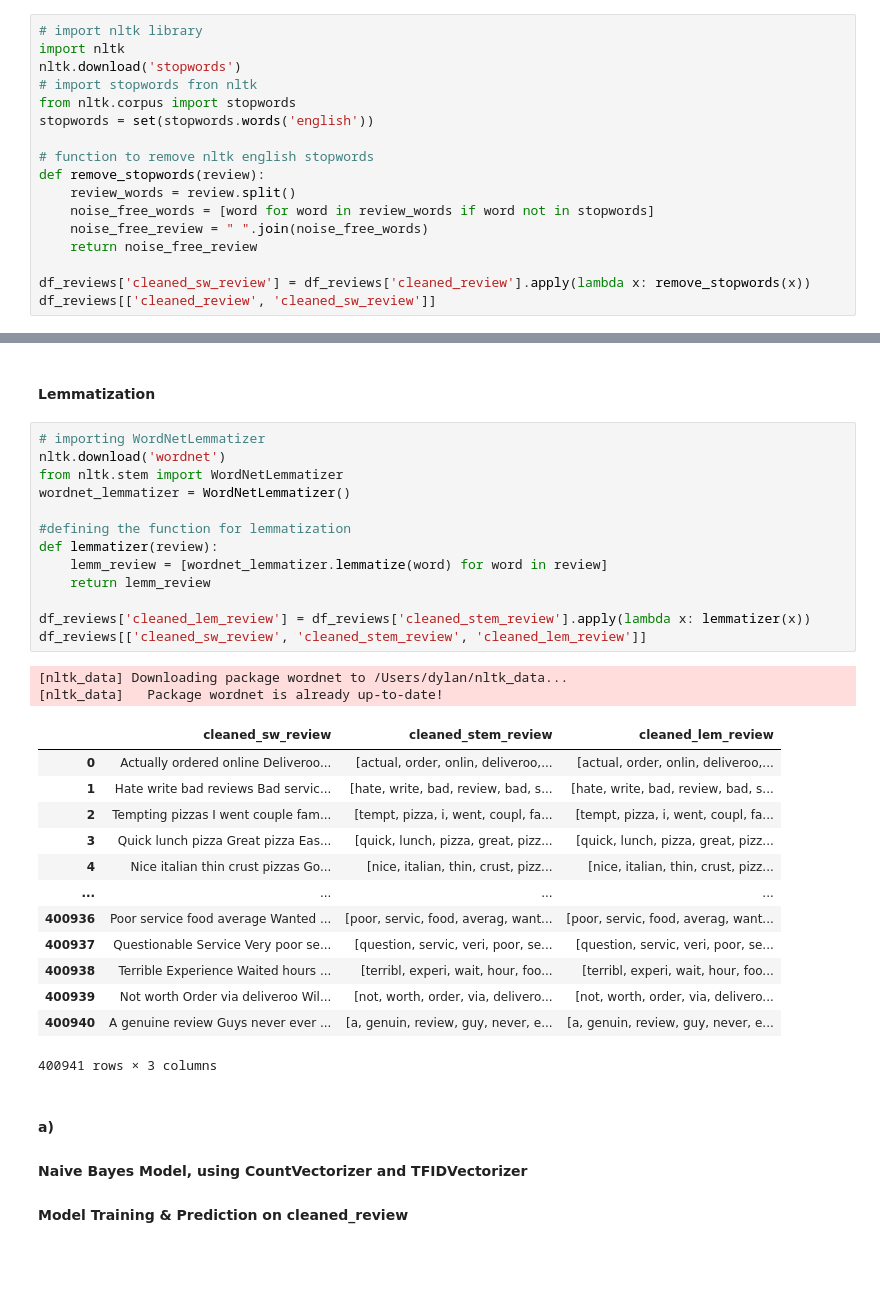
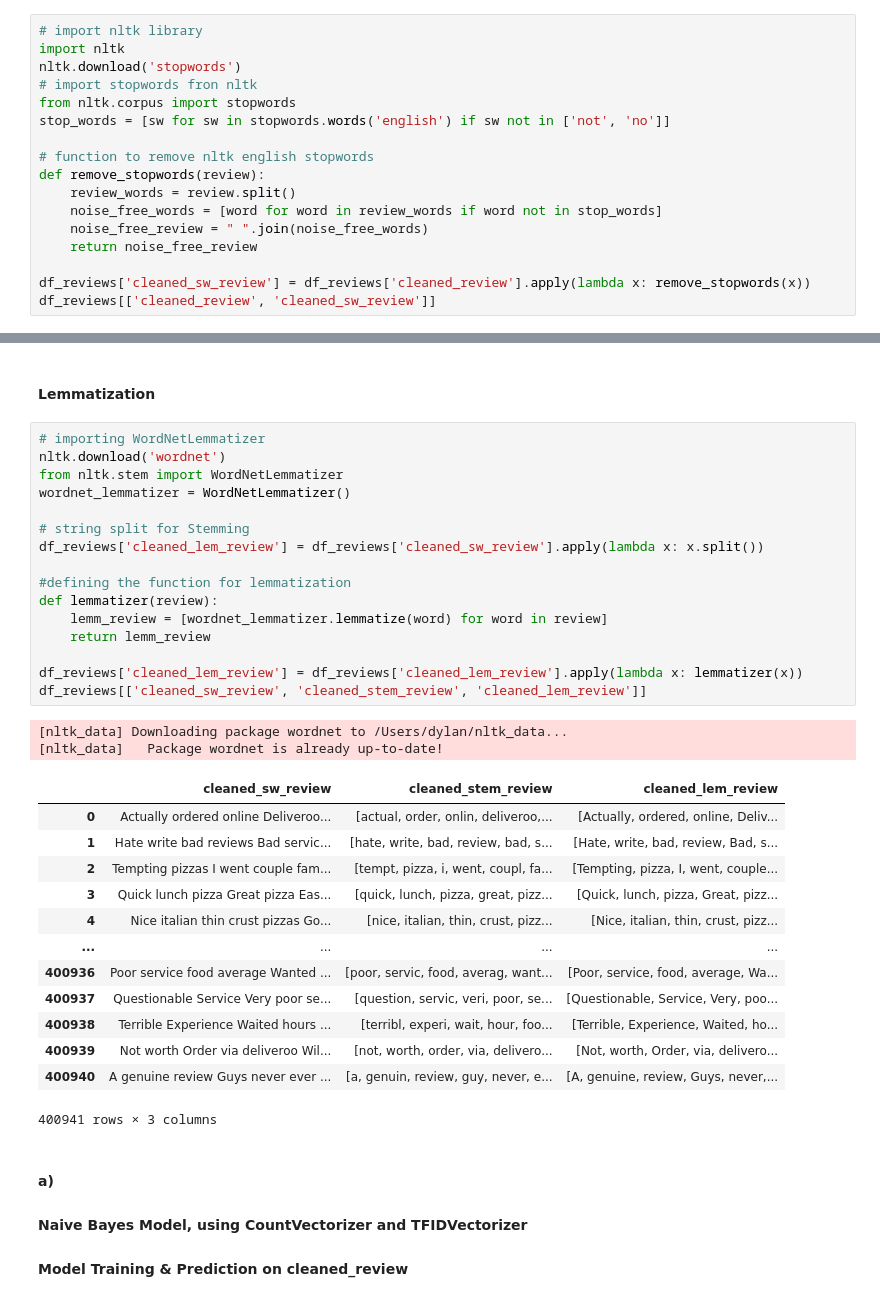
Before and after one commit to chinhockyang/restaurant_ratings_analysis, a Jupyter notebook: Dylan_NLP.ipynb, the cells around one changed output, grey strips where cells are left out. Saved outputs shown, nothing was run; the diff lists cells and outputs as text; blank space fills up the shorter version.

```diff
--- a/Dylan_NLP.ipynb
+++ b/Dylan_NLP.ipynb
@@ -90,12 +43,12 @@ import nltk
 nltk.download('stopwords')
 # import stopwords fron nltk
 from nltk.corpus import stopwords
-stopwords = set(stopwords.words('english'))
+stop_words = [sw for sw in stopwords.words('english') if sw not in ['not', 'no']]
 
 # function to remove nltk english stopwords
 def remove_stopwords(review):
     review_words = review.split()
-    noise_free_words = [word for word in review_words if word not in stopwords]
+    noise_free_words = [word for word in review_words if word not in stop_words]
     noise_free_review = " ".join(noise_free_words)
     return noise_free_review
 
@@ -153,31 +106,34 @@ df_reviews[['cleaned_review', 'cleaned_sw_review', 'cleaned_stem_review']]
 # %%
 # importing WordNetLemmatizer
 nltk.download('wordnet')
 from nltk.stem import WordNetLemmatizer
 wordnet_lemmatizer = WordNetLemmatizer()
 
+# string split for Stemming
+df_reviews['cleaned_lem_review'] = df_reviews['cleaned_sw_review'].apply(lambda x: x.split())
+
 #defining the function for lemmatization
 def lemmatizer(review):
     lemm_review = [wordnet_lemmatizer.lemmatize(word) for word in review]
     return lemm_review
 
-df_reviews['cleaned_lem_review'] = df_reviews['cleaned_stem_review'].apply(lambda x: lemmatizer(x))
+df_reviews['cleaned_lem_review'] = df_reviews['cleaned_lem_review'].apply(lambda x: lemmatizer(x))
 df_reviews[['cleaned_sw_review', 'cleaned_stem_review', 'cleaned_lem_review']]
 # %% [output]
 [nltk_data] Downloading package wordnet to /Users/dylan/nltk_data...
 [nltk_data]   Package wordnet is already up-to-date!
 |  | cleaned_sw_review | cleaned_stem_review | cleaned_lem_review |
-| 0 | Actually ordered online Deliveroo... | [actual, order, onlin, deliveroo,... | [actual, order, onlin, deliveroo,... |
-| 1 | Hate write bad reviews Bad servic... | [hate, write, bad, review, bad, s... | [hate, write, bad, review, bad, s... |
-| 2 | Tempting pizzas I went couple fam... | [tempt, pizza, i, went, coupl, fa... | [tempt, pizza, i, went, coupl, fa... |
-| 3 | Quick lunch pizza Great pizza Eas... | [quick, lunch, pizza, great, pizz... | [quick, lunch, pizza, great, pizz... |
-| 4 | Nice italian thin crust pizzas Go... | [nice, italian, thin, crust, pizz... | [nice, italian, thin, crust, pizz... |
+| 0 | Actually ordered online Deliveroo... | [actual, order, onlin, deliveroo,... | [Actually, ordered, online, Deliv... |
+| 1 | Hate write bad reviews Bad servic... | [hate, write, bad, review, bad, s... | [Hate, write, bad, review, Bad, s... |
+| 2 | Tempting pizzas I went couple fam... | [tempt, pizza, i, went, coupl, fa... | [Tempting, pizza, I, went, couple... |
+| 3 | Quick lunch pizza Great pizza Eas... | [quick, lunch, pizza, great, pizz... | [Quick, lunch, pizza, Great, pizz... |
+| 4 | Nice italian thin crust pizzas Go... | [nice, italian, thin, crust, pizz... | [Nice, italian, thin, crust, pizz... |
 | ... | ... | ... | ... |
-| 400936 | Poor service food average Wanted ... | [poor, servic, food, averag, want... | [poor, servic, food, averag, want... |
-| 400937 | Questionable Service Very poor se... | [question, servic, veri, poor, se... | [question, servic, veri, poor, se... |
-| 400938 | Terrible Experience Waited hours ... | [terribl, experi, wait, hour, foo... | [terribl, experi, wait, hour, foo... |
-| 400939 | Not worth Order via deliveroo Wil... | [not, worth, order, via, delivero... | [not, worth, order, via, delivero... |
-| 400940 | A genuine review Guys never ever ... | [a, genuin, review, guy, never, e... | [a, genuin, review, guy, never, e... |
+| 400936 | Poor service food average Wanted ... | [poor, servic, food, averag, want... | [Poor, service, food, average, Wa... |
+| 400937 | Questionable Service Very poor se... | [question, servic, veri, poor, se... | [Questionable, Service, Very, poo... |
+| 400938 | Terrible Experience Waited hours ... | [terribl, experi, wait, hour, foo... | [Terrible, Experience, Waited, ho... |
+| 400939 | Not worth Order via deliveroo Wil... | [not, worth, order, via, delivero... | [Not, worth, Order, via, delivero... |
+| 400940 | A genuine review Guys never ever ... | [a, genuin, review, guy, never, e... | [A, genuine, review, Guys, never,... |
 400941 rows × 3 columns
 # %% [markdown]
 #### a)
```
Also changed, not shown: parts of 50 cells of this notebook.
